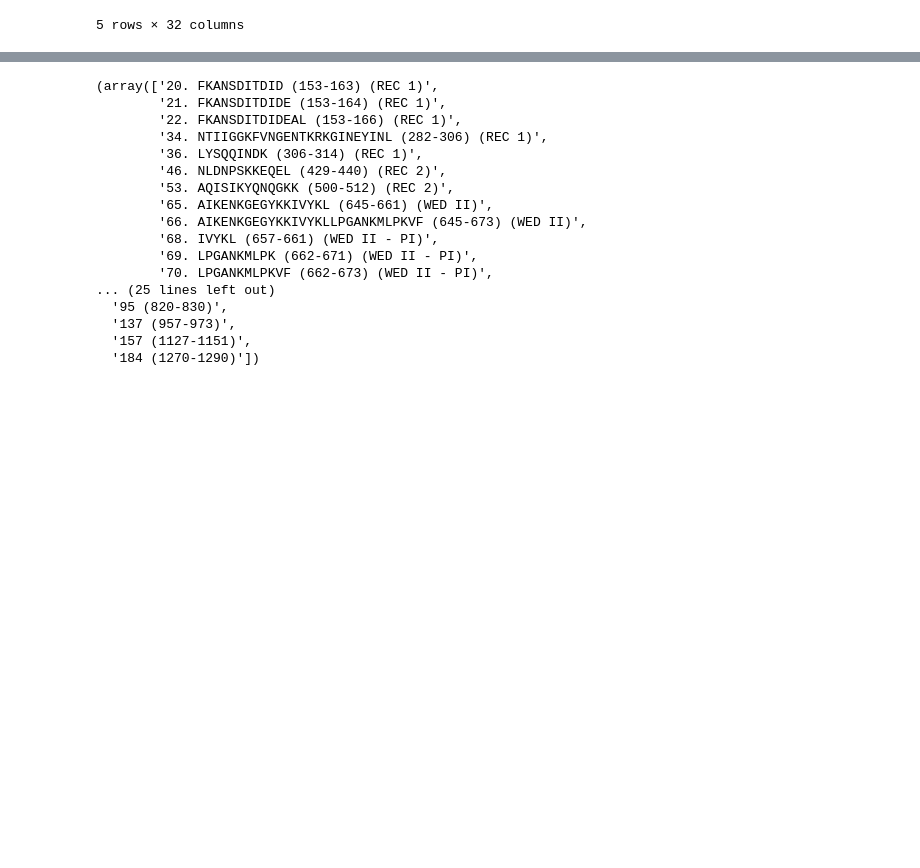
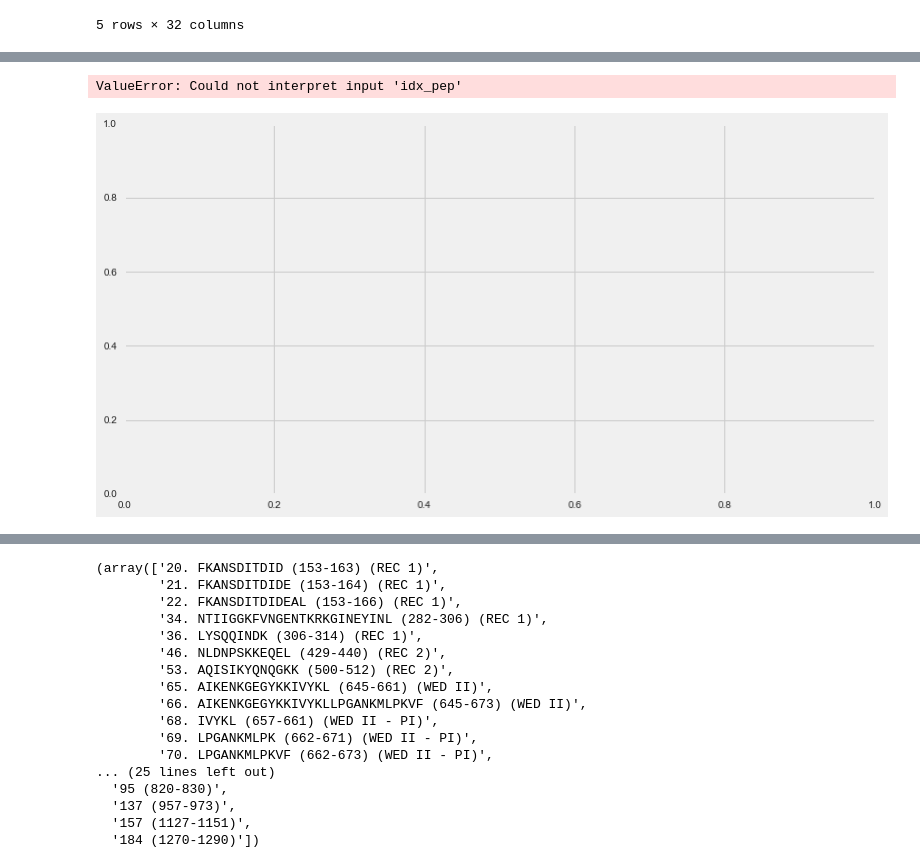
Before and after one commit to zahid1202/Mass-Spec-Data-Plotting, a Jupyter notebook: HDX_CRISPR_Cas12a_plot.ipynb, the cells around one changed output, grey strips where cells are left out. Saved outputs shown, nothing was run; the diff lists cells and outputs as text; code cells hidden in the pictures; blank space fills up the shorter version.

```diff
--- a/HDX_CRISPR_Cas12a_plot.ipynb
+++ b/HDX_CRISPR_Cas12a_plot.ipynb
@@ -831,0 +947,31 @@ class plots(pep_analyzer, HDX):
+# %%
+
+def barplots( pep_idx, time = [10,120], dstate=("Apo", "Binary"), plot_style = 'fivethirtyeight' ):
+    """
+    This function will plot D uptake for a set of peptides over time.
+
+    """
+    plt.style.use(plot_style)
+    plt.figure(figsize =(12,14))
+    axis_num = len(time)
+
+    for idx, tm in enumerate(time):
+
+        plt.subplot(len(time),1, idx+1)
+
+        st1, st2 = dstate
+
+        y = st1 + "_" + st2
+        ystd = st1 + "_" + st2 +"_"+ "std"
+        data = df.loc[pep_idx]
+
+        data = data[data['Deut Time (sec)'] == tm]
+
+        pl = sns.barplot(x ="idx_pep", y=y, data, label = tm, color="r", dodge =False)
+        # ax1.set_xticks([])
+
+
+        pl.legend(loc= "upper right", frameon=False,fontsize=15)
+        pl.set(ylim=(0, 10), xlabel="Pepetides")
+
+        pl.set_ylabel("Number of D",fontsize=15)
@@ -831,0 +980,5 @@ class plots(pep_analyzer, HDX):
+# %%
+barplots(idx, time =[10,120],  dstate=("Apo", "Binary"), plot_style = 'fivethirtyeight' )
+# %% [output]
+ValueError: Could not interpret input 'idx_pep'
+[figure, added]
```
Also changed, not shown: parts of 13 cells of this notebook.
